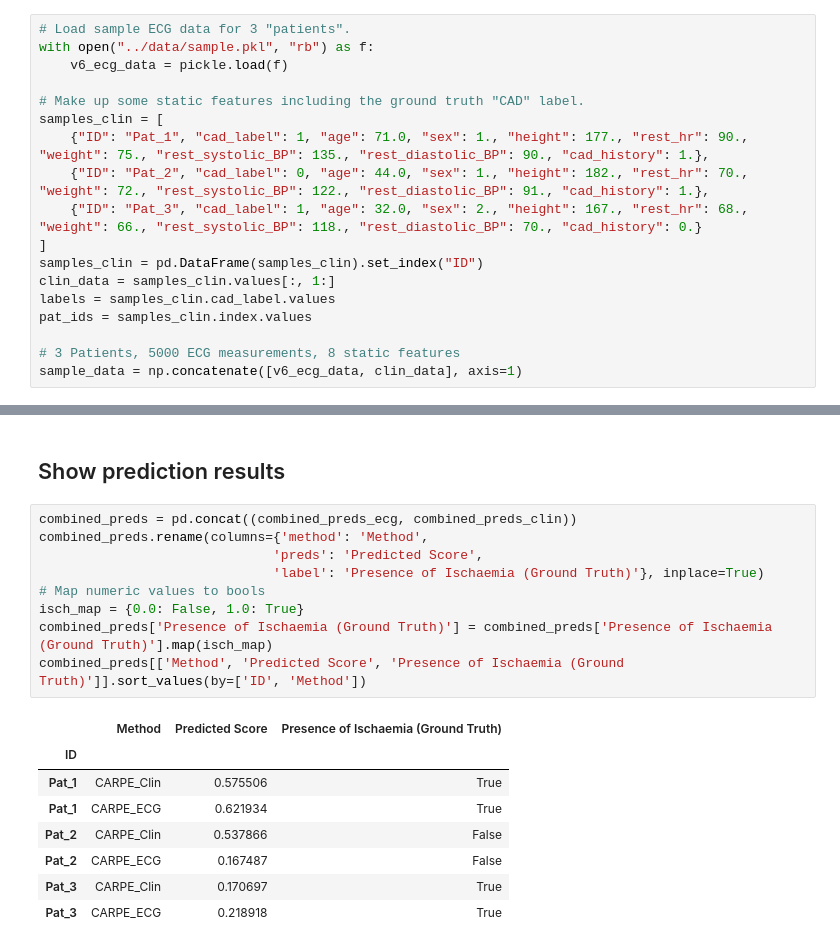
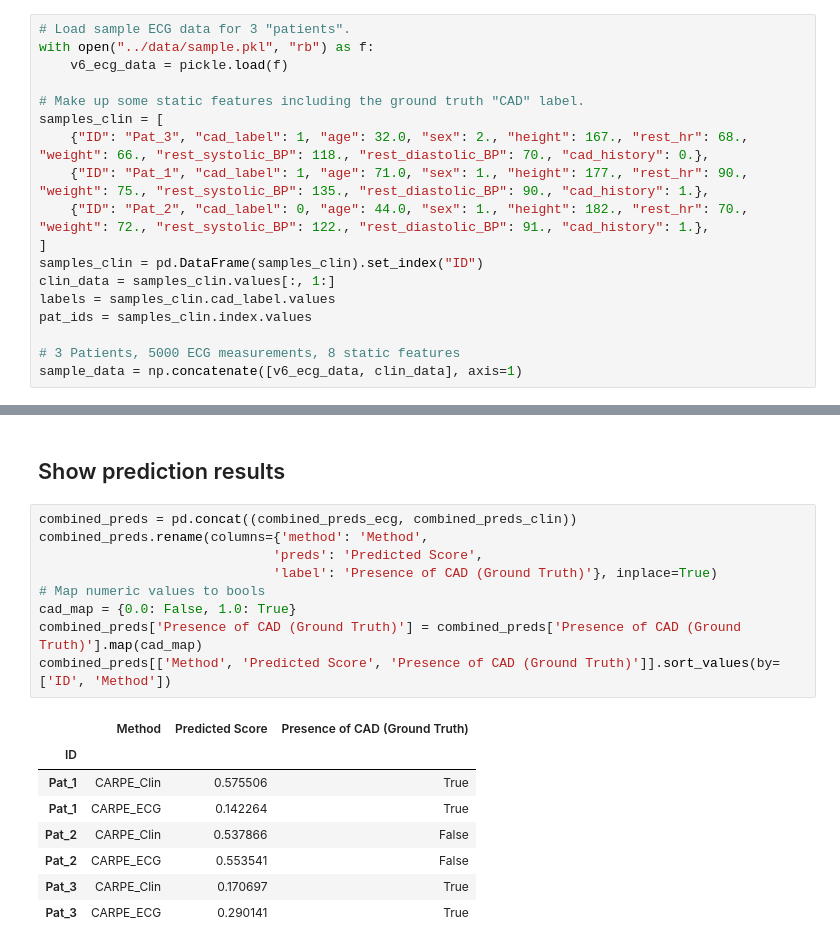
Before and after one commit to BorgwardtLab/CARPE, a Jupyter notebook: CARPE/src/sample_prediction_generation.ipynb, the cells around one changed output, grey strips where cells are left out. Cells and saved outputs as stored; diff of their text form.

```diff
--- a/CARPE/src/sample_prediction_generation.ipynb
+++ b/CARPE/src/sample_prediction_generation.ipynb
@@ -19,9 +19,9 @@ with open("../data/sample.pkl", "rb") as f:
 
 # Make up some static features including the ground truth "CAD" label.
 samples_clin = [
+    {"ID": "Pat_3", "cad_label": 1, "age": 32.0, "sex": 2., "height": 167., "rest_hr": 68., "weight": 66., "rest_systolic_BP": 118., "rest_diastolic_BP": 70., "cad_history": 0.},
     {"ID": "Pat_1", "cad_label": 1, "age": 71.0, "sex": 1., "height": 177., "rest_hr": 90., "weight": 75., "rest_systolic_BP": 135., "rest_diastolic_BP": 90., "cad_history": 1.},
     {"ID": "Pat_2", "cad_label": 0, "age": 44.0, "sex": 1., "height": 182., "rest_hr": 70., "weight": 72., "rest_systolic_BP": 122., "rest_diastolic_BP": 91., "cad_history": 1.},
-    {"ID": "Pat_3", "cad_label": 1, "age": 32.0, "sex": 2., "height": 167., "rest_hr": 68., "weight": 66., "rest_systolic_BP": 118., "rest_diastolic_BP": 70., "cad_history": 0.}
 ]
 samples_clin = pd.DataFrame(samples_clin).set_index("ID")
 clin_data = samples_clin.values[:, 1:]
@@ -112,18 +112,18 @@ nx.draw(ecg_model.mtl_model.g, pos, font_size=12, node_color="y", node_size=400,
 # %%
 combined_preds = pd.concat((combined_preds_ecg, combined_preds_clin))
 combined_preds.rename(columns={'method': 'Method',
                               'preds': 'Predicted Score',
-                              'label': 'Presence of Ischaemia (Ground Truth)'}, inplace=True)
+                              'label': 'Presence of CAD (Ground Truth)'}, inplace=True)
 # Map numeric values to bools
-isch_map = {0.0: False, 1.0: True}
-combined_preds['Presence of Ischaemia (Ground Truth)'] = combined_preds['Presence of Ischaemia (Ground Truth)'].map(isch_map)
-combined_preds[['Method', 'Predicted Score', 'Presence of Ischaemia (Ground Truth)']].sort_values(by=['ID', 'Method'])
+cad_map = {0.0: False, 1.0: True}
+combined_preds['Presence of CAD (Ground Truth)'] = combined_preds['Presence of CAD (Ground Truth)'].map(cad_map)
+combined_preds[['Method', 'Predicted Score', 'Presence of CAD (Ground Truth)']].sort_values(by=['ID', 'Method'])
 # %% [output]
-|  | Method | Predicted Score | Presence of Ischaemia (Ground Truth) |
+|  | Method | Predicted Score | Presence of CAD (Ground Truth) |
 | ID |  |  |  |
 | Pat_1 | CARPE_Clin | 0.575506 | True |
-| Pat_1 | CARPE_ECG | 0.621934 | True |
+| Pat_1 | CARPE_ECG | 0.142264 | True |
 | Pat_2 | CARPE_Clin | 0.537866 | False |
-| Pat_2 | CARPE_ECG | 0.167487 | False |
+| Pat_2 | CARPE_ECG | 0.553541 | False |
 | Pat_3 | CARPE_Clin | 0.170697 | True |
-| Pat_3 | CARPE_ECG | 0.218918 | True |
+| Pat_3 | CARPE_ECG | 0.290141 | True |
```
Also changed, not shown: parts of 1 cell of this notebook.
